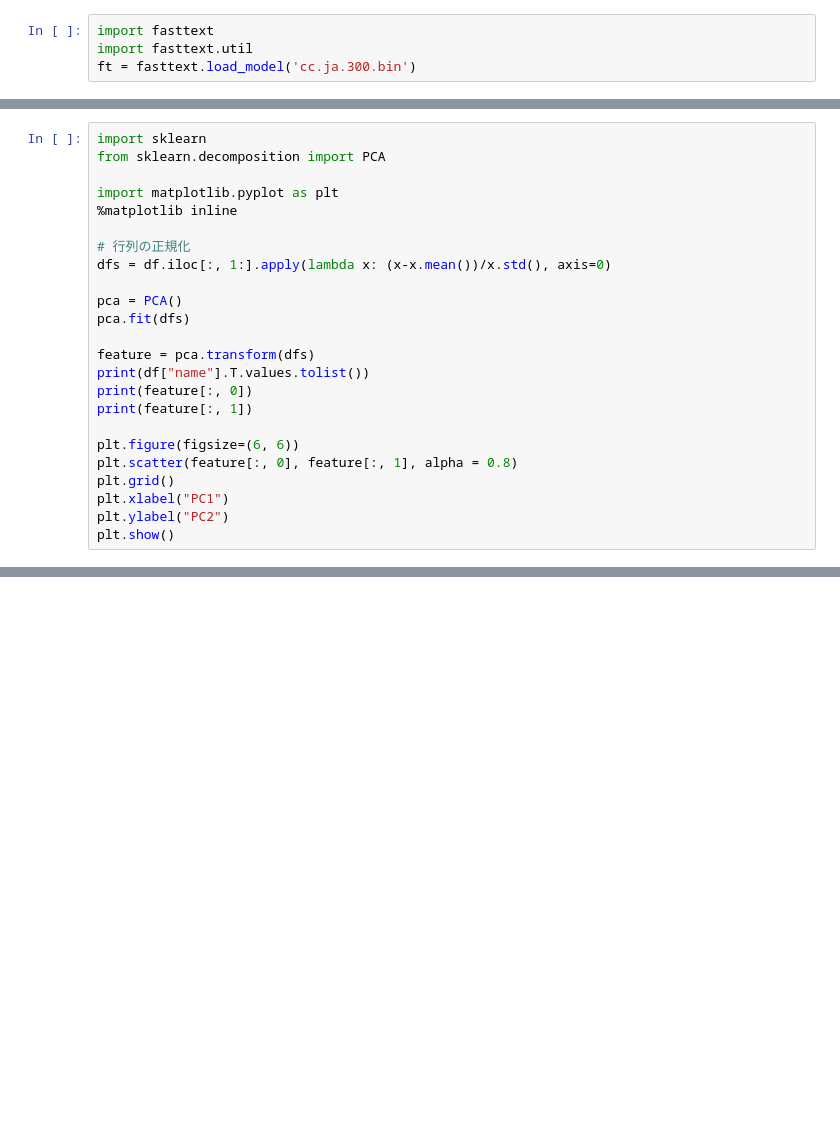
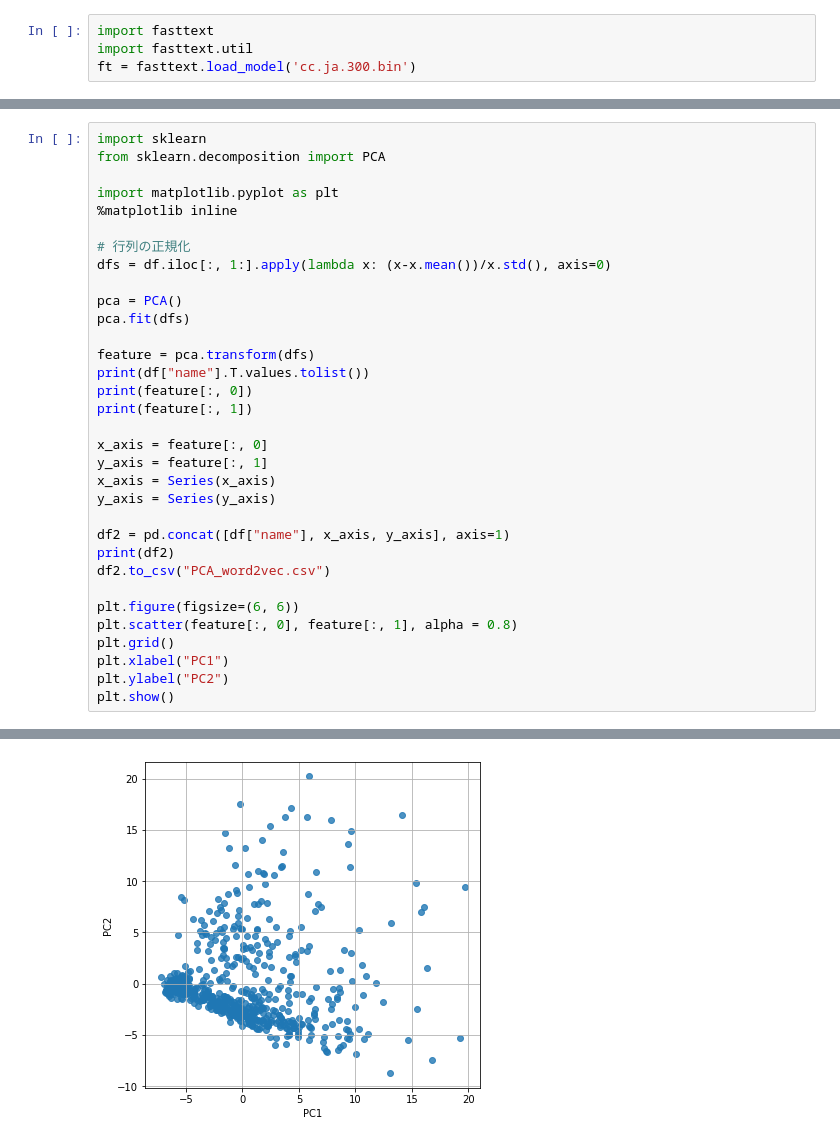
Before and after one commit to azuma164/House-App, a Jupyter notebook: word2vec/word2vec.ipynb, the cells around one changed output, grey strips where cells are left out. Drawn from its saved outputs; the diff is of its cells as text; blank space fills up the shorter version.

```diff
--- a/word2vec/word2vec.ipynb
+++ b/word2vec/word2vec.ipynb
@@ -94,9 +111,19 @@ print(df["name"].T.values.tolist())
 print(feature[:, 0])
 print(feature[:, 1])
 
+x_axis = feature[:, 0]
+y_axis = feature[:, 1]
+x_axis = Series(x_axis)
+y_axis = Series(y_axis)
+
+df2 = pd.concat([df["name"], x_axis, y_axis], axis=1)
+print(df2)
+df2.to_csv("PCA_word2vec.csv")
+
 plt.figure(figsize=(6, 6))
 plt.scatter(feature[:, 0], feature[:, 1], alpha = 0.8)
 plt.grid()
 plt.xlabel("PC1")
 plt.ylabel("PC2")
 plt.show()
+# %% [output]
@@ -102,0 +147 @@ plt.show()
+[figure, added]
```
Also changed, not shown: parts of 6 cells of this notebook, 4 other files.
